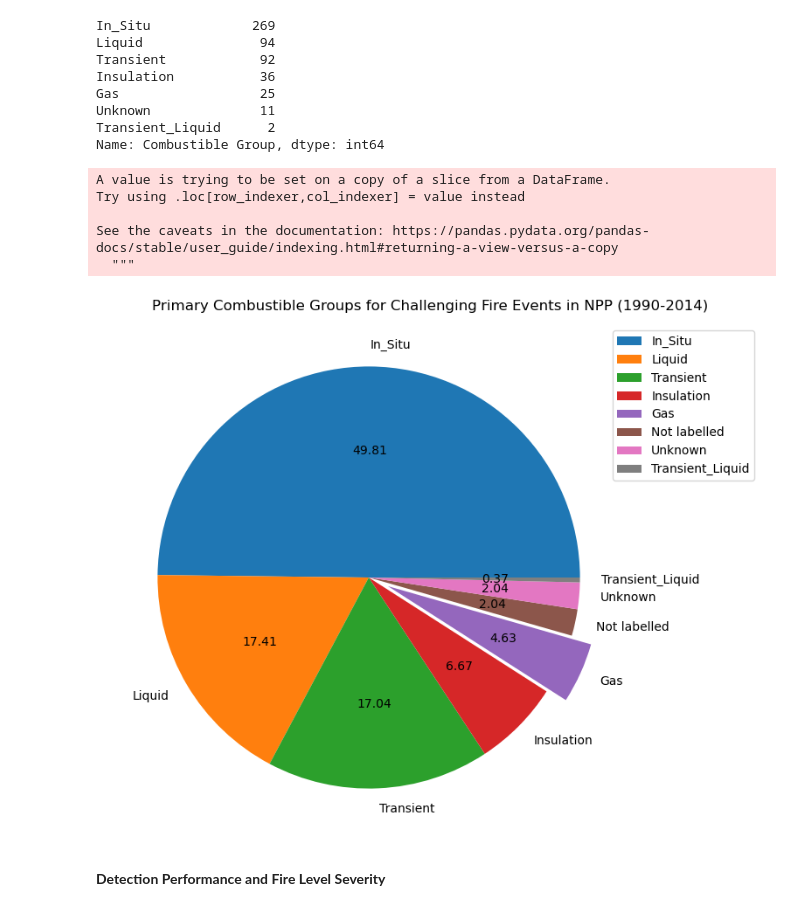
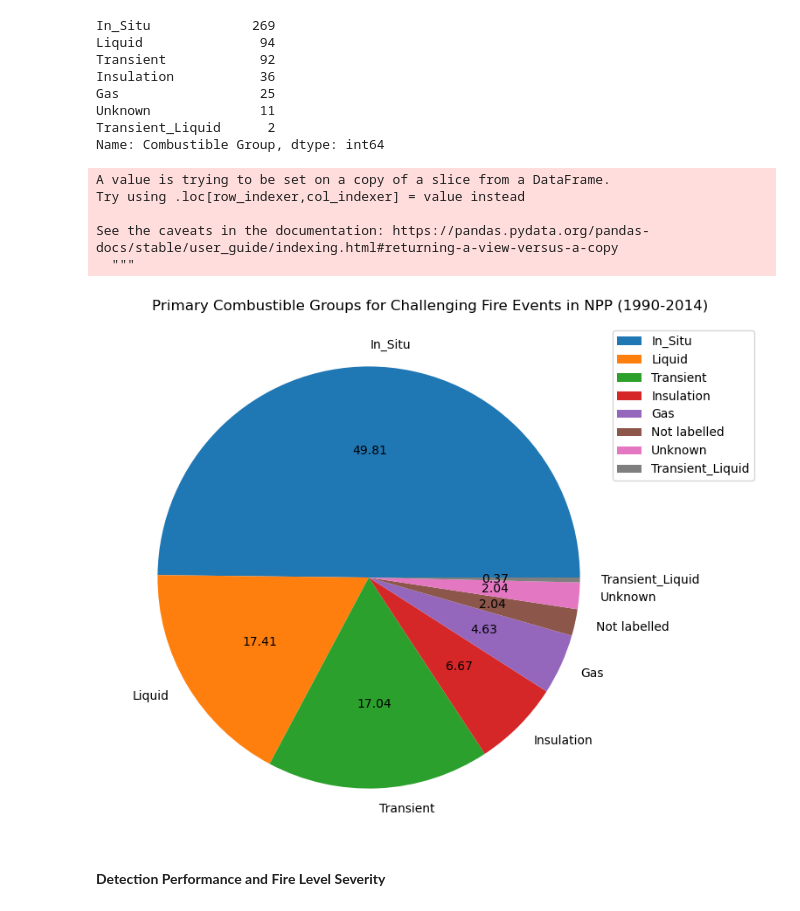
Before and after one commit to vtextremelab/EPRI-FEDB_DA, a Jupyter notebook: EPRI_10-14_Results and Plots.ipynb, the cells around one changed output. Cells and saved outputs as stored; diff of their text form; code cells hidden in the pictures.

```diff
--- a/EPRI_10-14_Results and Plots.ipynb
+++ b/EPRI_10-14_Results and Plots.ipynb
@@ -336,22 +362,22 @@ Name: Combustible Group, dtype: int64
 # %%
 fig_grp = plt.figure(figsize=(8, 8), dpi=100)
 ax_grp  = plt.subplot(111)
 explode = (0, 0, 0, 0, 0.1, 0, 0, 0)
 CHAL = df_em_challenging
 CHAL['Combustible Group'] = CHAL['Combustible Group'].replace([np.nan],['Not labelled'])
-CHAL['Combustible Group'].value_counts(dropna=False).plot(kind = 'pie', autopct='%.2f', legend = True, fontsize=10, label='', explode = explode)
+CHAL['Combustible Group'].value_counts(dropna=False).plot(kind = 'pie', autopct='%.2f', legend = True, fontsize=10, label='')
 #plt.legend(loc='upper left')
 fig_grp.suptitle('Primary Combustible Groups for Challenging Fire Events in NPP (1990-2014)', fontsize=12, x = 0.6, y = 0.9)
 ax_grp.legend(bbox_to_anchor=(0.95, 0.98))
 plt.show()
 fig_grp.savefig(sys_up_dplo + "Primary Combustible Groups Challenging.png", bbox_inches='tight')
 # %% [output]
 A value is trying to be set on a copy of a slice from a DataFrame.
 Try using .loc[row_indexer,col_indexer] = value instead
 
 See the caveats in the documentation: https://pandas.pydata.org/pandas-docs/stable/user_guide/indexing.html#returning-a-view-versus-a-copy
   """
-[figure, old version]
+[figure, new version]
 # %% [markdown]
 **Detection Performance and Fire Level Severity**
 # %%
```
Also changed, not shown: parts of 34 cells of this notebook, 21 other files.
